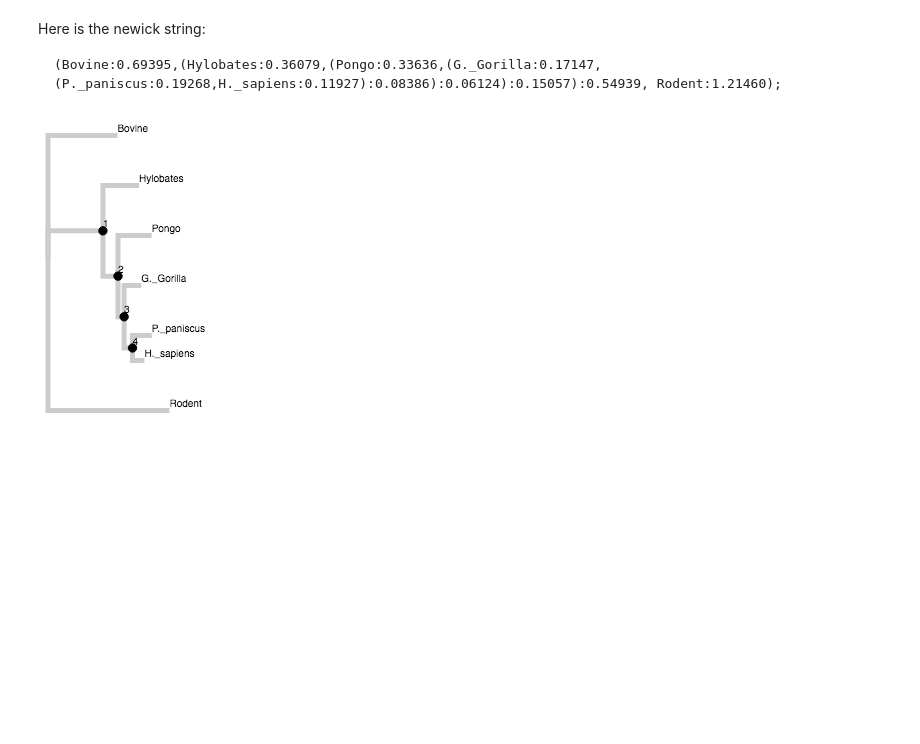
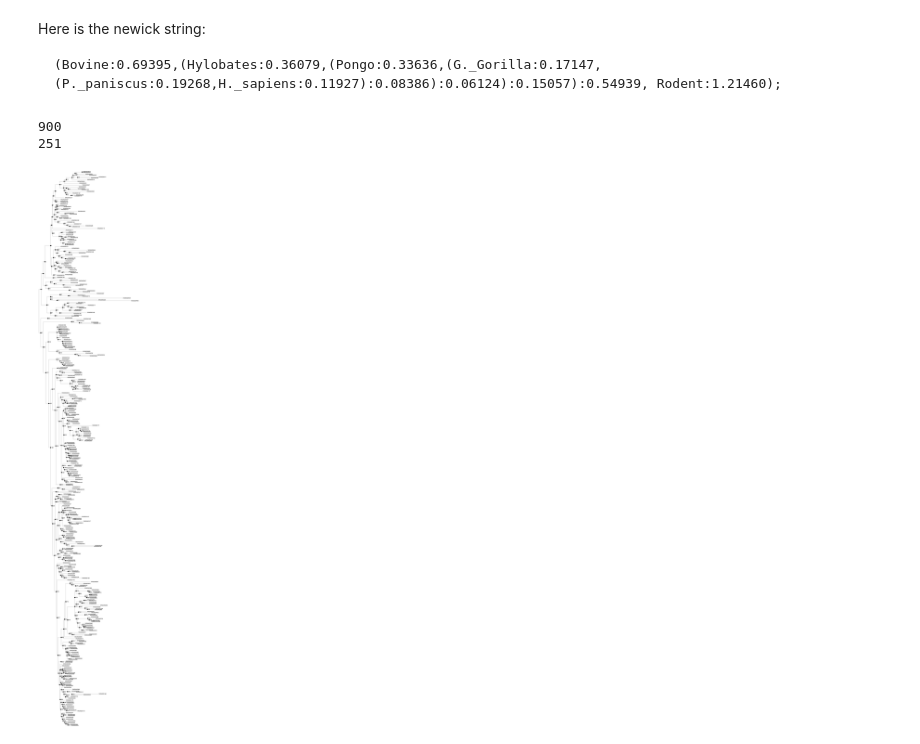
Before and after one commit to Zsailer/phylovega, a Jupyter notebook: notebooks/VegaTree Example.ipynb, the cells around one changed output. Saved outputs shown, nothing was run; the diff lists cells and outputs as text; code cells hidden in the pictures; blank space fills up the shorter version.

```diff
--- a/notebooks/VegaTree Example.ipynb
+++ b/notebooks/VegaTree Example.ipynb
@@ -11,21 +11,24 @@ Here is the newick string:
 # %%
 # Initialize a Vega Tree object.
 TreeChart.from_newick(
-    'tree.newick',
-    width=500,
-    height=300,
+    'tree2.newick',
+     width=900,
+#     height=300,
+    leaf_label='id',
 
 #     branch_color='?',
 #     branch_width=(0, 10),
 
 #     leaf_text_size=(1, 10),
 
 #     node_size=(0, 500),
 #     node_color='?',
 #     node_text_size=(0, 10),
 #     node_edge_width=(0,10),
 #     node_text_xoffset=(-10,10),
 #     node_text_yoffset=(-10,10),
 )
 # %% [output]
+900
+251
-[figure, old version]
+[figure, new version]
```
Also changed, not shown: 4 other files.
